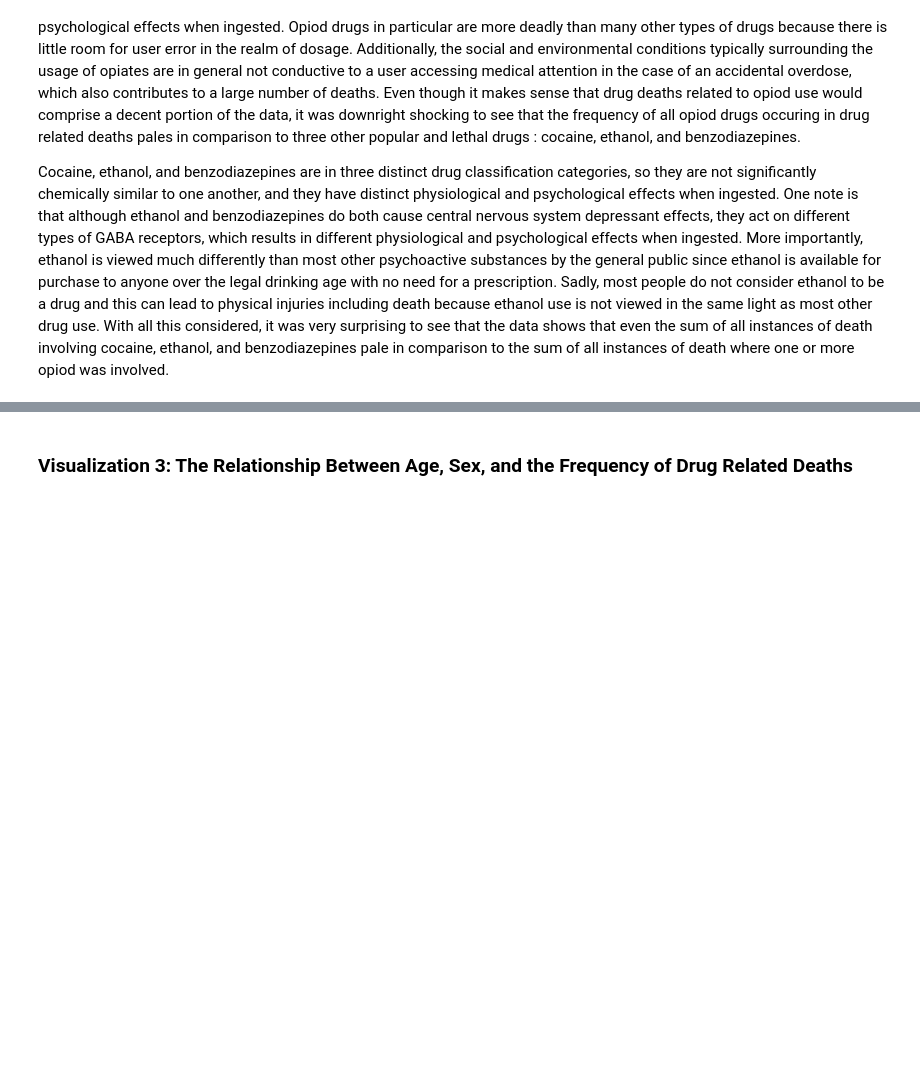
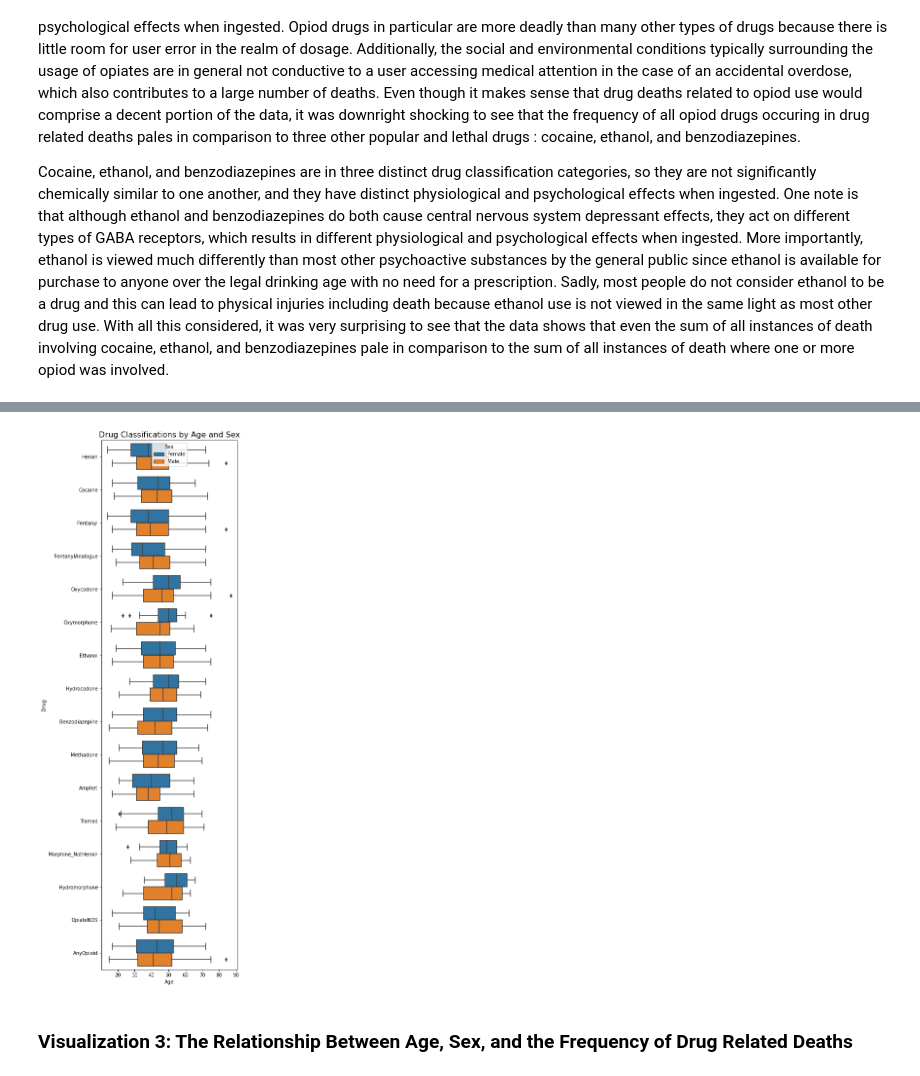
Before and after one commit to muhan-zhang/data200-final-project, a Jupyter notebook: Project.ipynb, the cells around one changed output, grey strips where cells are left out. Cells and saved outputs as stored; diff of their text form; code cells hidden in the pictures; blank space fills up the shorter version.

```diff
--- a/Project.ipynb
+++ b/Project.ipynb
@@ -794,3 +905,10 @@ Cocaine, ethanol, and benzodiazepines are in three distinct drug classification
+# %%
+fig = plt.figure(figsize=(5, 20))
+ax = plt.subplot(111)
+sns.boxplot(data=sex_age_drug_dists, y='Drug', x='Age', hue='Sex', ax=ax, orient='h')
+plt.title("Drug Classifications by Age and Sex", fontsize=16);
+# %% [output]
+[figure, added]
 # %% [markdown]
 ### Visualization 3: The Relationship Between Age, Sex, and the Frequency of Drug Related Deaths
 # %% [markdown]
```
Also changed, not shown: parts of 24 cells of this notebook.
